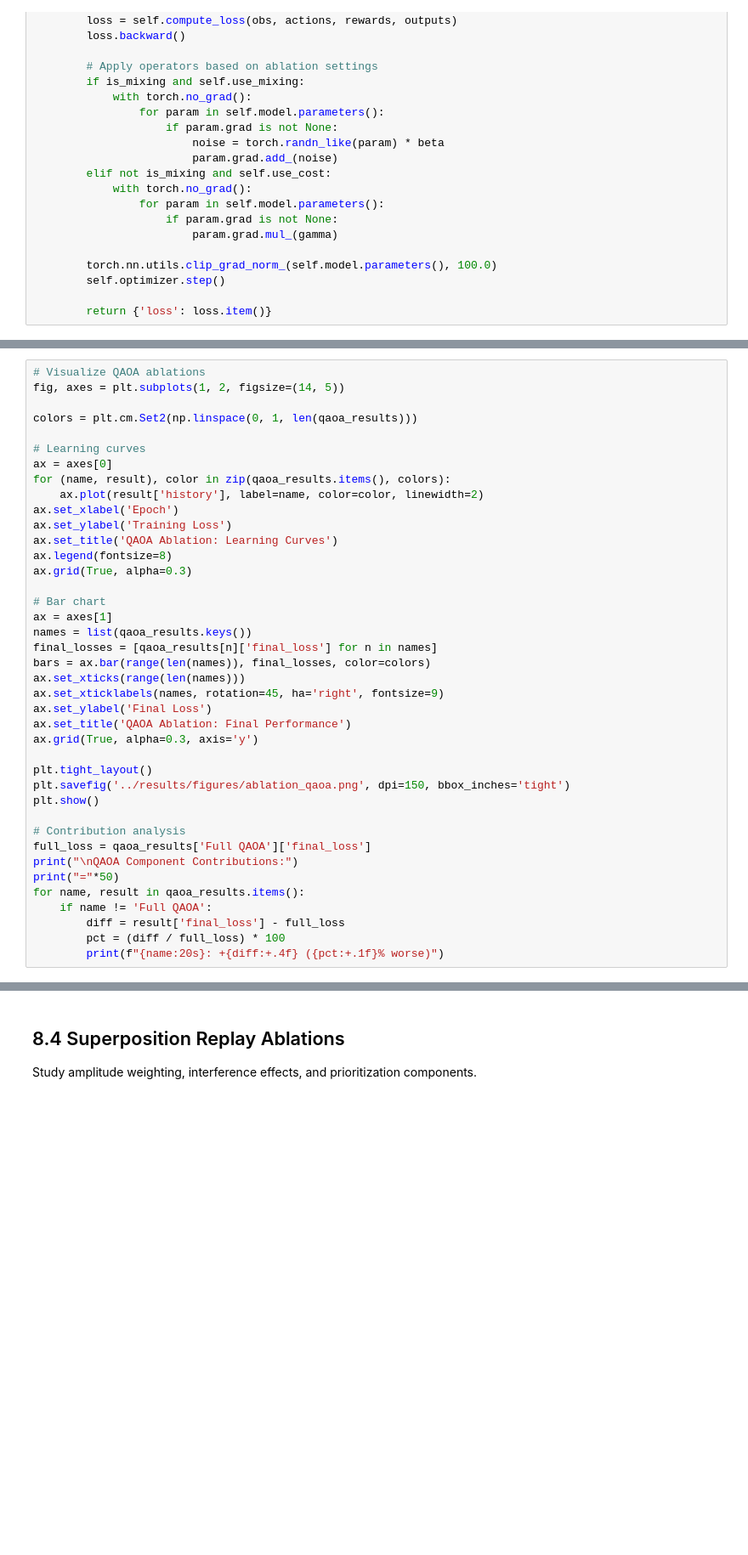
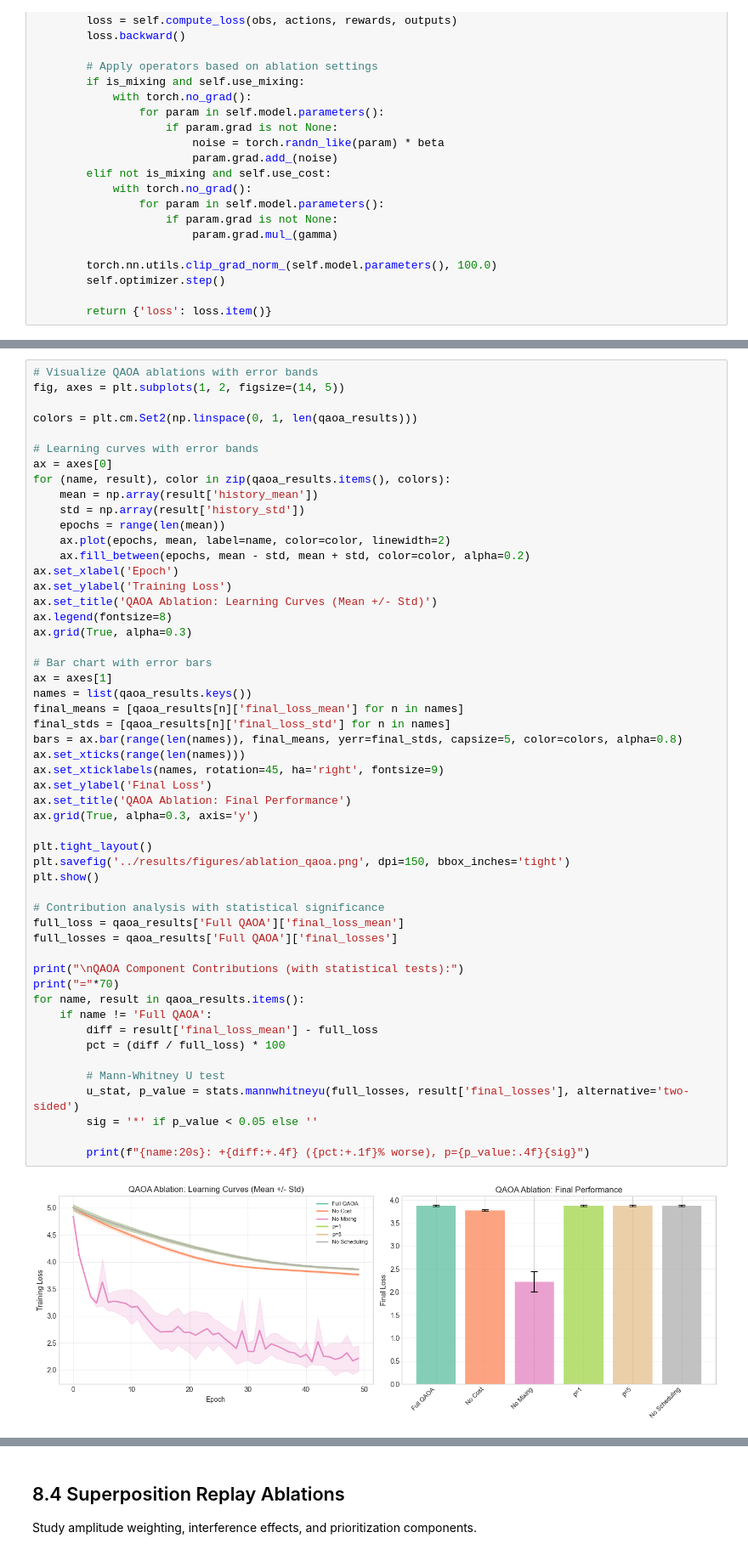
Before and after one commit to SaurabhJalendra/Quantum-Enhanced-Simulation-Learning-for-Reinforcement-Learning, a Jupyter notebook: phase1_cartpole_notebooks/08_ablation_studies.ipynb, the cells around one changed output, grey strips where cells are left out. Shown at 85% size. Drawn from its saved outputs; the diff is of its cells as text; blank space fills up the shorter version.

```diff
--- a/phase1_cartpole_notebooks/08_ablation_studies.ipynb
+++ b/phase1_cartpole_notebooks/08_ablation_studies.ipynb
@@ -366,40 +487,54 @@ qaoa_results = run_qaoa_ablation(batches, obs_dim, action_dim)
 # %%
-# Visualize QAOA ablations
+# Visualize QAOA ablations with error bands
 fig, axes = plt.subplots(1, 2, figsize=(14, 5))
 
 colors = plt.cm.Set2(np.linspace(0, 1, len(qaoa_results)))
 
-# Learning curves
+# Learning curves with error bands
 ax = axes[0]
 for (name, result), color in zip(qaoa_results.items(), colors):
-    ax.plot(result['history'], label=name, color=color, linewidth=2)
+    mean = np.array(result['history_mean'])
+    std = np.array(result['history_std'])
+    epochs = range(len(mean))
+    ax.plot(epochs, mean, label=name, color=color, linewidth=2)
+    ax.fill_between(epochs, mean - std, mean + std, color=color, alpha=0.2)
 ax.set_xlabel('Epoch')
 ax.set_ylabel('Training Loss')
-ax.set_title('QAOA Ablation: Learning Curves')
+ax.set_title('QAOA Ablation: Learning Curves (Mean +/- Std)')
 ax.legend(fontsize=8)
 ax.grid(True, alpha=0.3)
 
-# Bar chart
+# Bar chart with error bars
 ax = axes[1]
 names = list(qaoa_results.keys())
-final_losses = [qaoa_results[n]['final_loss'] for n in names]
-bars = ax.bar(range(len(names)), final_losses, color=colors)
+final_means = [qaoa_results[n]['final_loss_mean'] for n in names]
+final_stds = [qaoa_results[n]['final_loss_std'] for n in names]
+bars = ax.bar(range(len(names)), final_means, yerr=final_stds, capsize=5, color=colors, alpha=0.8)
 ax.set_xticks(range(len(names)))
 ax.set_xticklabels(names, rotation=45, ha='right', fontsize=9)
 ax.set_ylabel('Final Loss')
 ax.set_title('QAOA Ablation: Final Performance')
 ax.grid(True, alpha=0.3, axis='y')
 
 plt.tight_layout()
 plt.savefig('../results/figures/ablation_qaoa.png', dpi=150, bbox_inches='tight')
 plt.show()
 
-# Contribution analysis
-full_loss = qaoa_results['Full QAOA']['final_loss']
-print("\nQAOA Component Contributions:")
-print("="*50)
+# Contribution analysis with statistical significance
+full_loss = qaoa_results['Full QAOA']['final_loss_mean']
+full_losses = qaoa_results['Full QAOA']['final_losses']
+
+print("\nQAOA Component Contributions (with statistical tests):")
+print("="*70)
 for name, result in qaoa_results.items():
     if name != 'Full QAOA':
-        diff = result['final_loss'] - full_loss
+        diff = result['final_loss_mean'] - full_loss
         pct = (diff / full_loss) * 100
-        print(f"{name:20s}: +{diff:+.4f} ({pct:+.1f}% worse)")
+
+        # Mann-Whitney U test
+        u_stat, p_value = stats.mannwhitneyu(full_losses, result['final_losses'], alternative='two-sided')
+        sig = '*' if p_value < 0.05 else ''
+
+        print(f"{name:20s}: +{diff:+.4f} ({pct:+.1f}% worse), p={p_value:.4f}{sig}")
+# %% [output]
+[figure, added]
```
Also changed, not shown: parts of 22 cells of this notebook, 30 other files.
